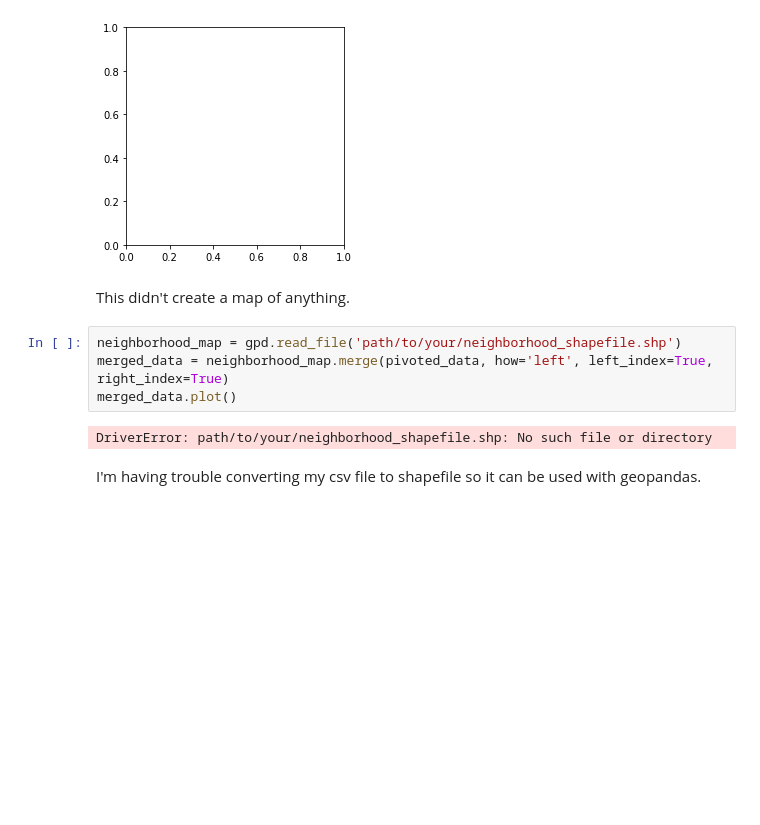
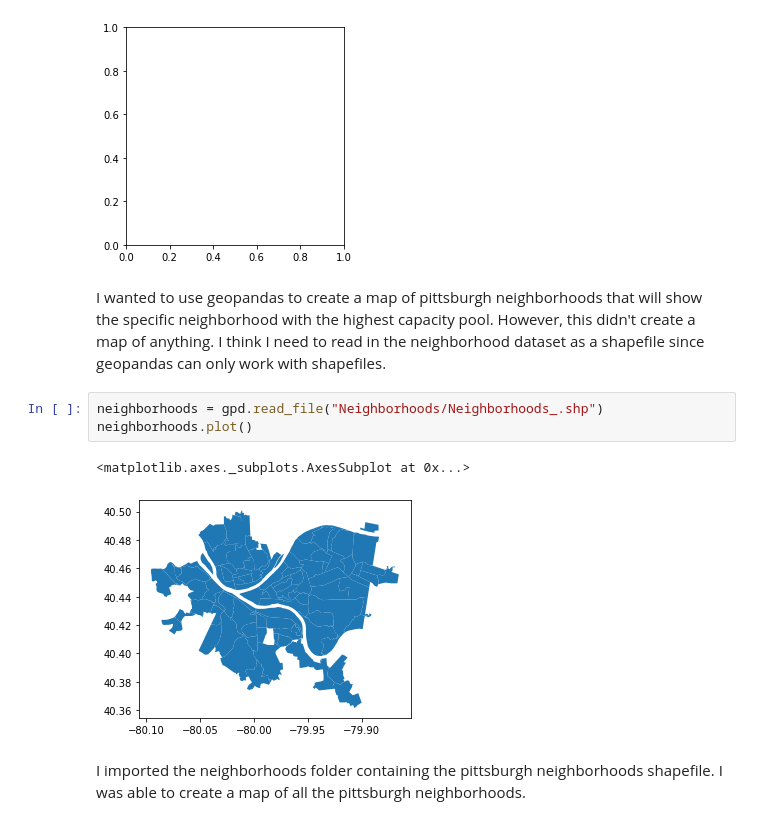
Before and after one commit to 23agowda/Final-Project, a Jupyter notebook: Final-Personal-AG.ipynb, the cells around one changed output. Saved outputs shown, nothing was run; the diff lists cells and outputs as text; blank space fills up the shorter version.

```diff
--- a/Final-Personal-AG.ipynb
+++ b/Final-Personal-AG.ipynb
@@ -153,13 +147,13 @@ neighborhood_map.plot()
 # %% [output]
 <matplotlib.axes._subplots.AxesSubplot at 0x...>
 [figure]
-# %% [markdown]
-This didn't create a map of anything.
-# %%
-neighborhood_map = gpd.read_file('path/to/your/neighborhood_shapefile.shp')
-merged_data = neighborhood_map.merge(pivoted_data, how='left', left_index=True, right_index=True)
-merged_data.plot()
-# %% [output]
-DriverError: path/to/your/neighborhood_shapefile.shp: No such file or directory
-# %% [markdown]
-I'm having trouble converting my csv file to shapefile so it can be used with geopandas.
+# %% [markdown]
+I wanted to use geopandas to create a map of pittsburgh neighborhoods that will show the specific neighborhood with the highest capacity pool. However, this didn't create a map of anything. I think I need to read in the neighborhood dataset as a shapefile since geopandas can only work with shapefiles.
+# %%
+neighborhoods = gpd.read_file("Neighborhoods/Neighborhoods_.shp")
+neighborhoods.plot()
+# %% [output]
+<matplotlib.axes._subplots.AxesSubplot at 0x...>
+[figure, added]
+# %% [markdown]
+I imported the neighborhoods folder containing the pittsburgh neighborhoods shapefile. I was able to create a map of all the pittsburgh neighborhoods.
```
Also changed, not shown: parts of 31 cells of this notebook.
